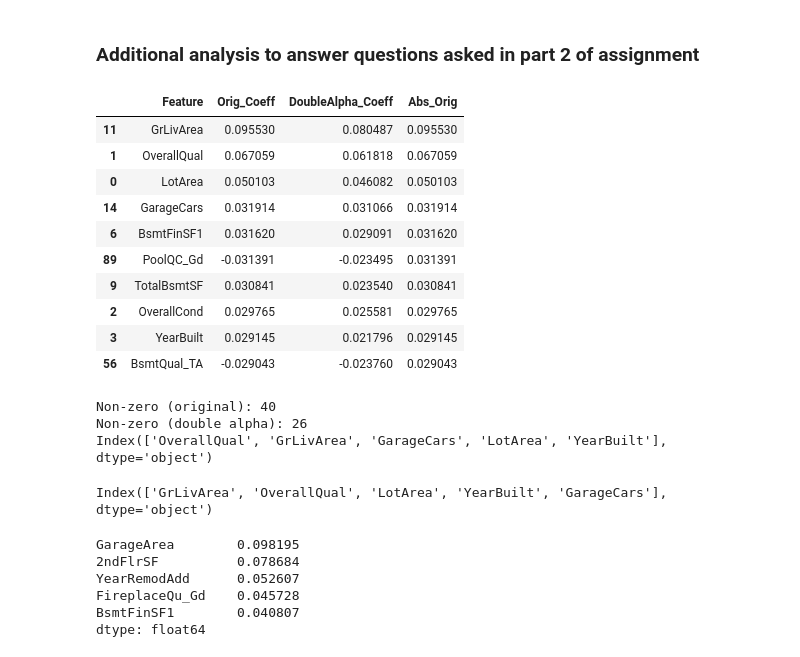
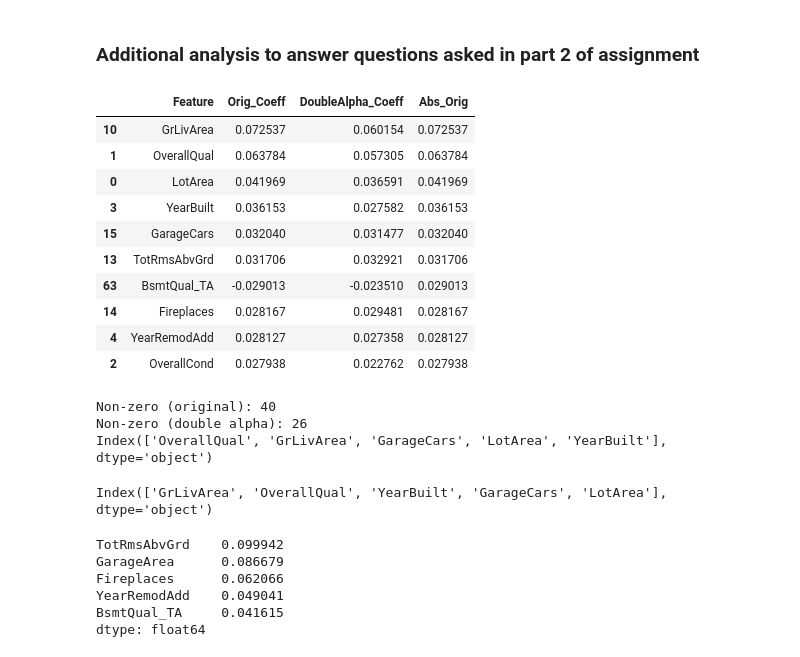
Before and after one commit to saisreenivasan/Advanced-Regression-Surprise-Housing, a Jupyter notebook: AdvancedRegressionpart1-HousePricePrediction.ipynb, the cells around one changed output. Cells and saved outputs as stored; diff of their text form; code cells hidden in the pictures.

```diff
--- a/AdvancedRegressionpart1-HousePricePrediction.ipynb
+++ b/AdvancedRegressionpart1-HousePricePrediction.ipynb
@@ -1123,36 +1123,36 @@ Training Set:
 ### Additional analysis to answer questions asked in part 2 of assignment
 # %%
 # Ridge comparisons with double alpha
-ridge_alpha = 155.22
+ridge_alpha = 214.61
 
 ridge_orig = Ridge(alpha=ridge_alpha)
 ridge_double = Ridge(alpha=2 * ridge_alpha)
 
 ridge_orig.fit(X_train_rfe, y_train)
 ridge_double.fit(X_train_rfe, y_train)
 
 ridge_coef = pd.DataFrame({
     "Feature": X_train_rfe.columns,
     "Orig_Coeff": ridge_orig.coef_,
     "DoubleAlpha_Coeff": ridge_double.coef_
 })
 
 ridge_coef["Abs_Orig"] = ridge_coef["Orig_Coeff"].abs()
 ridge_coef = ridge_coef.sort_values("Abs_Orig", ascending=False)
 
 ridge_coef.head(10)
 # %% [output]
 |  | Feature | Orig_Coeff | DoubleAlpha_Coeff | Abs_Orig |
-| 11 | GrLivArea | 0.095530 | 0.080487 | 0.095530 |
-| 1 | OverallQual | 0.067059 | 0.061818 | 0.067059 |
-| 0 | LotArea | 0.050103 | 0.046082 | 0.050103 |
-| 14 | GarageCars | 0.031914 | 0.031066 | 0.031914 |
-| 6 | BsmtFinSF1 | 0.031620 | 0.029091 | 0.031620 |
-| 89 | PoolQC_Gd | -0.031391 | -0.023495 | 0.031391 |
-| 9 | TotalBsmtSF | 0.030841 | 0.023540 | 0.030841 |
-| 2 | OverallCond | 0.029765 | 0.025581 | 0.029765 |
-| 3 | YearBuilt | 0.029145 | 0.021796 | 0.029145 |
-| 56 | BsmtQual_TA | -0.029043 | -0.023760 | 0.029043 |
+| 10 | GrLivArea | 0.072537 | 0.060154 | 0.072537 |
+| 1 | OverallQual | 0.063784 | 0.057305 | 0.063784 |
+| 0 | LotArea | 0.041969 | 0.036591 | 0.041969 |
+| 3 | YearBuilt | 0.036153 | 0.027582 | 0.036153 |
+| 15 | GarageCars | 0.032040 | 0.031477 | 0.032040 |
+| 13 | TotRmsAbvGrd | 0.031706 | 0.032921 | 0.031706 |
+| 63 | BsmtQual_TA | -0.029013 | -0.023510 | 0.029013 |
+| 14 | Fireplaces | 0.028167 | 0.029481 | 0.028167 |
+| 4 | YearRemodAdd | 0.028127 | 0.027358 | 0.028127 |
+| 2 | OverallCond | 0.027938 | 0.022762 | 0.027938 |
 # %%
 # Lasso comparisons with double alpha
 
@@ -1221,7 +1221,7 @@ top5_features = (
 
 top5_features
 # %% [output]
-Index(['GrLivArea', 'OverallQual', 'LotArea', 'YearBuilt', 'GarageCars'], dtype='object')
+Index(['GrLivArea', 'OverallQual', 'YearBuilt', 'GarageCars', 'LotArea'], dtype='object')
 # %%
 X_train_reduced = X_train_rfe.drop(columns=top5_features)
 X_test_reduced = X_test.drop(columns=top5_features)
@@ -1238,9 +1238,9 @@ new_top5 = (
 
 new_top5
 # %% [output]
-GarageArea        0.098195
-2ndFlrSF          0.078684
-YearRemodAdd      0.052607
-FireplaceQu_Gd    0.045728
-BsmtFinSF1        0.040807
+TotRmsAbvGrd    0.099942
+GarageArea      0.086679
+Fireplaces      0.062066
+YearRemodAdd    0.049041
+BsmtQual_TA     0.041615
 dtype: float64
```
Also changed, not shown: parts of 6 cells of this notebook, 1 other file.
